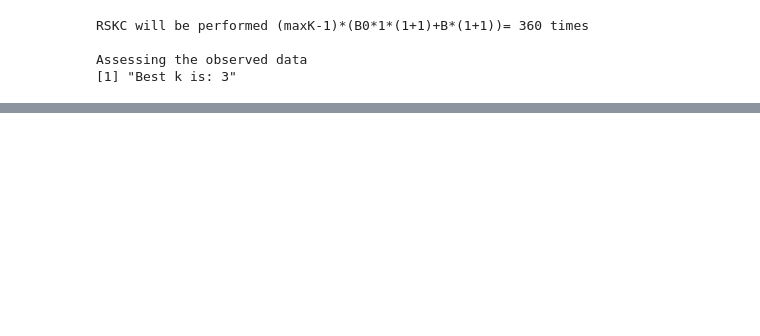
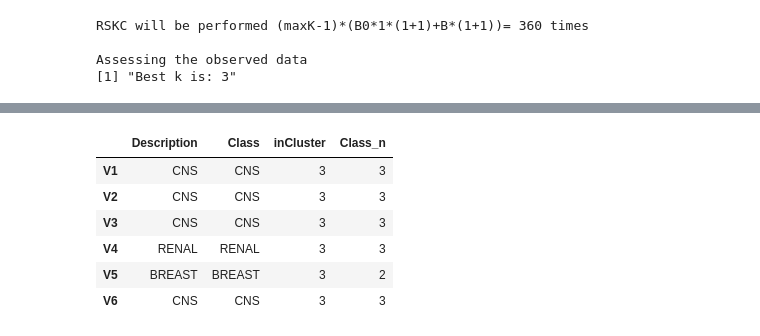
Before and after one commit to neobernad/evaluomeR, a Jupyter notebook: notebooks/use_cases/NCI60-clest.ipynb, the cells around one changed output, grey strips where cells are left out. Drawn from its saved outputs; the diff is of its cells as text; code cells hidden in the pictures; blank space fills up the shorter version.

```diff
--- a/notebooks/use_cases/NCI60-clest.ipynb
+++ b/notebooks/use_cases/NCI60-clest.ipynb
@@ -221,0 +207,23 @@ head(top_nci60)[, c("Description", "Class", "inCluster", "Class_n")]
+# %%
+# rskc
+# k=3
+level_mapping <- c("NSCLC" = 3, "CNS" = 3, "BREAST" = 2,
+                 "MCF7A-repro" = 2, "MCF7D-repro" = 2, "RENAL" = 3,
+                 "LEUKEMIA" = 2, "K562B-repro" = 2, "K562A-repro" = 2,
+                 "MELANOMA" = 1,  "COLON" = 2, "OVARIAN" = 2
+                  )
+map_strings_to_numbers <- function(strings) {
+    return(as.numeric(level_mapping[strings]))
+}
+# Map categories with cluster number
+top_nci60["Class_n"] = lapply(top_nci60["Class"], map_strings_to_numbers)
+# Table of prediction vs actual classification
+head(top_nci60)[, c("Description", "Class", "inCluster", "Class_n")]
+# %% [output]
+|  | Description | Class | inCluster | Class_n |
+| V1 | CNS | CNS | 3 | 3 |
+| V2 | CNS | CNS | 3 | 3 |
+| V3 | CNS | CNS | 3 | 3 |
+| V4 | RENAL | RENAL | 3 | 3 |
+| V5 | BREAST | BREAST | 3 | 2 |
+| V6 | CNS | CNS | 3 | 3 |
```
Also changed, not shown: parts of 12 cells of this notebook.
